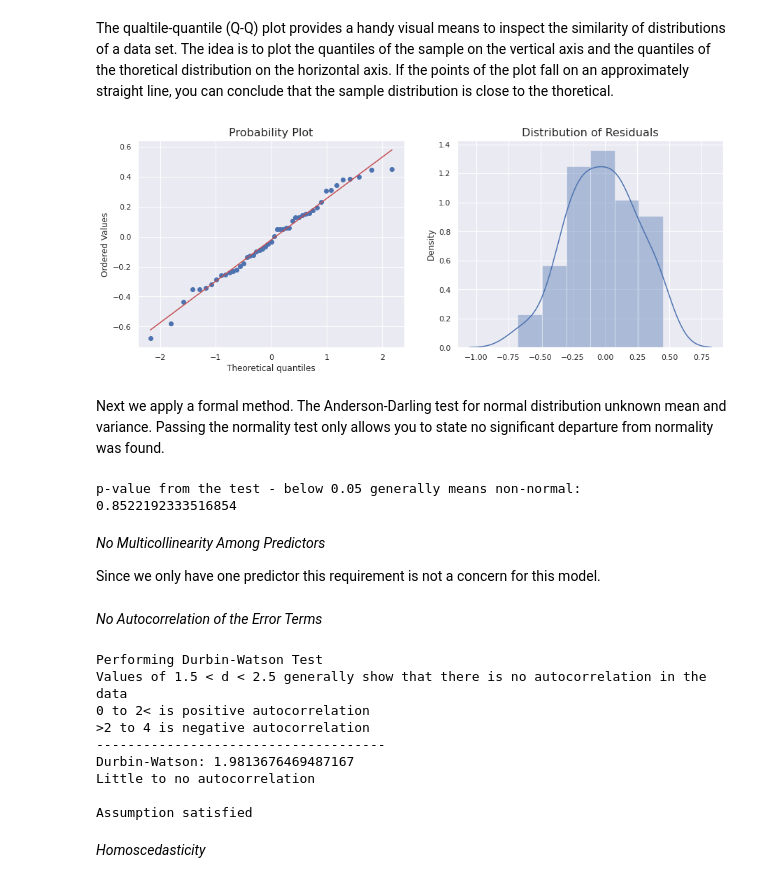
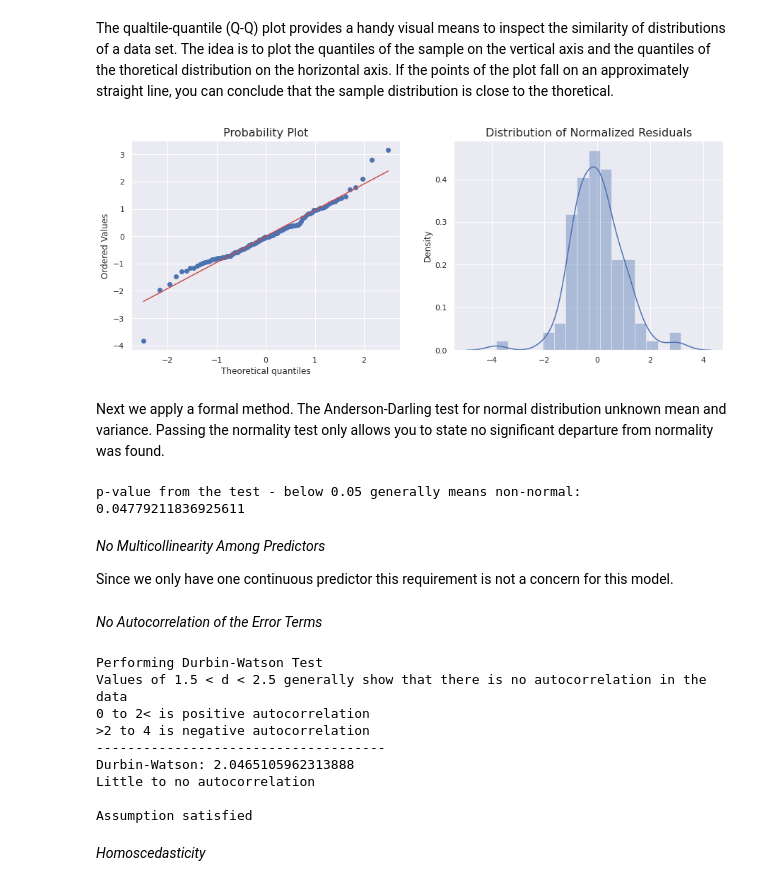
Before and after one commit to aedenj/flink-machine-learning-fish-market-example, a Jupyter notebook: model/model.ipynb, the cells around one changed output. Drawn from its saved outputs; the diff is of its cells as text; code cells hidden in the pictures.

Commit message:
update model exploration

```diff
--- a/model/model.ipynb
+++ b/model/model.ipynb
@@ -213,4 +220,5 @@ Series([], Name: Height, dtype: float64)
 Width:
 Series([], Name: Width, dtype: float64)
 # %%
-fishes = data[~((data[boxplot_fields] <= 0) | (data[boxplot_fields] > (Q3 + 1.5 * IQR))).any(axis=1)]
+fishes = data.copy()
+fishes = fishes[~((fishes[boxplot_fields] <= 0) | (fishes[boxplot_fields] > (Q3 + 1.5 * IQR))).any(axis=1)]
@@ -314,7 +319,7 @@ from statsmodels.formula.api import ols
 
 train, test = train_test_split(fishes, test_size=0.3, random_state=1)
 
-mod = ols(formula='np.log(Weight) ~ np.log(Width)', data=train)
+mod = ols(formula='np.log(Weight) ~ np.log(Length3) + C(Species)', data=train)
 res = mod.fit()
 
 res.summary()
@@ -380,30 +399,30 @@ The qualtile-quantile (Q-Q) plot provides a handy visual means to inspect the si
 # %%
 from scipy import stats
 
 plt.subplots(figsize=(15, 12))
 ax1 = plt.subplot(221)
-stats.probplot(resids, plot=ax1)
+stats.probplot(res.resid_pearson, plot=ax1)
 ax1.set_title('Probability Plot', fontsize=16)
 ax1 = plt.subplot(222)
-sns.distplot(resids, ax=ax1)
-ax1.set_title('Distribution of Residuals', fontsize=16)
+sns.distplot(res.resid_pearson, ax=ax1)
+ax1.set_title('Distribution of Normalized Residuals', fontsize=16)
 plt.show()
 # %% [output]
-[figure, old version]
+[figure, new version]
 # %% [markdown]
 Next we apply a formal method. The Anderson-Darling test for normal distribution unknown mean and variance. Passing the normality test only allows you to state no significant departure from normality was found.
 # %%
 from statsmodels.stats.diagnostic import normal_ad
 
-p_value = normal_ad(resids)[1]
+p_value = normal_ad(res.resid)[1]
 
 print('p-value from the test - below 0.05 generally means non-normal:', p_value)
 # %% [output]
-p-value from the test - below 0.05 generally means non-normal: 0.8522192333516854
+p-value from the test - below 0.05 generally means non-normal: 0.04779211836925611
 # %% [markdown]
 *No Multicollinearity Among Predictors*
 
-Since we only have one predictor this requirement is not a concern for this model.
+Since we only have one continuous predictor this requirement is not a concern for this model.
 # %% [markdown]
 *No Autocorrelation of the Error Terms*
 # %%
@@ -415,7 +434,7 @@ print('0 to 2< is positive autocorrelation')
 print('>2 to 4 is negative autocorrelation')
 print('-------------------------------------')
 
-durbinWatson = durbin_watson(resids)
+durbinWatson = durbin_watson(res.resid_pearson)
 print('Durbin-Watson:', durbinWatson)
 if durbinWatson < 1.5:
     print('Signs of positive autocorrelation', '\n')
@@ -432,7 +451,7 @@ Values of 1.5 < d < 2.5 generally show that there is no autocorrelation in the d
 0 to 2< is positive autocorrelation
 >2 to 4 is negative autocorrelation
 -------------------------------------
-Durbin-Watson: 1.9813676469487167
+Durbin-Watson: 2.0465105962313888
 Little to no autocorrelation
 
 Assumption satisfied
```
Also changed, not shown: parts of 31 cells of this notebook, 1 other file.
